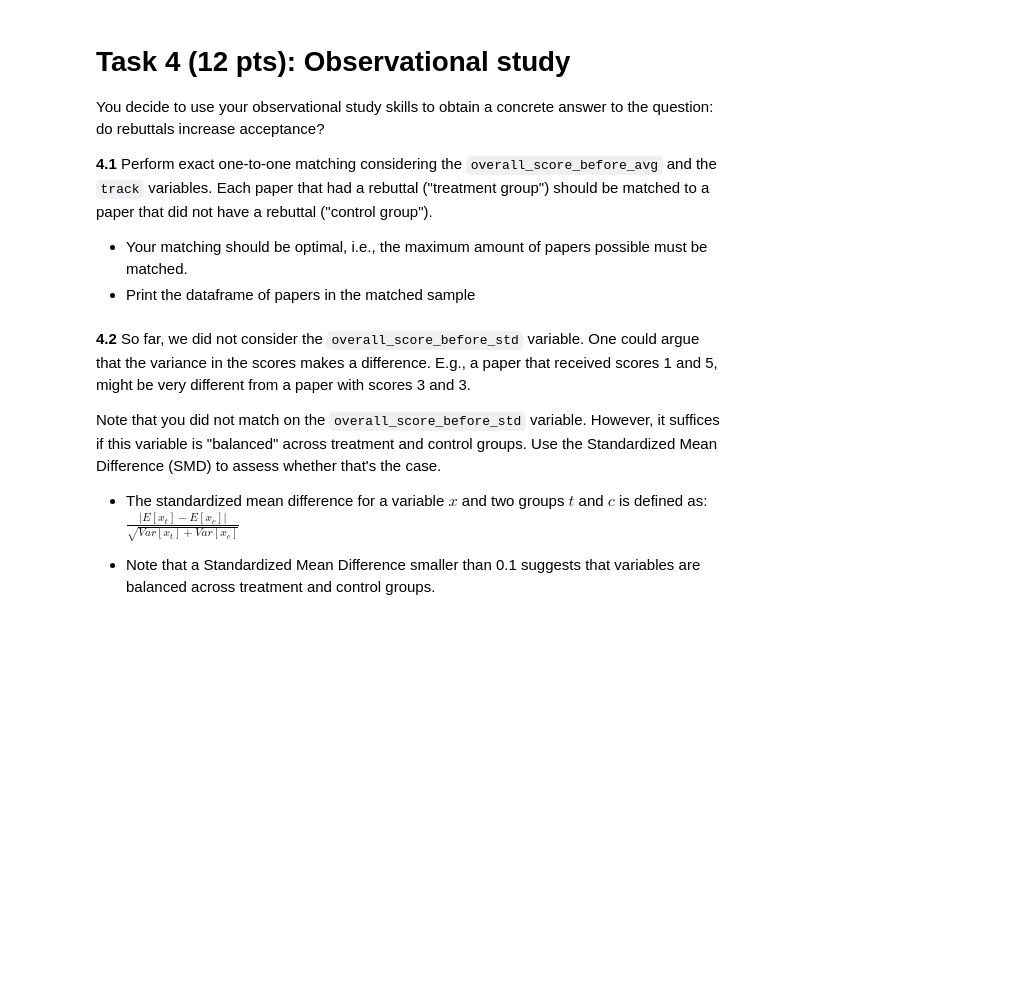
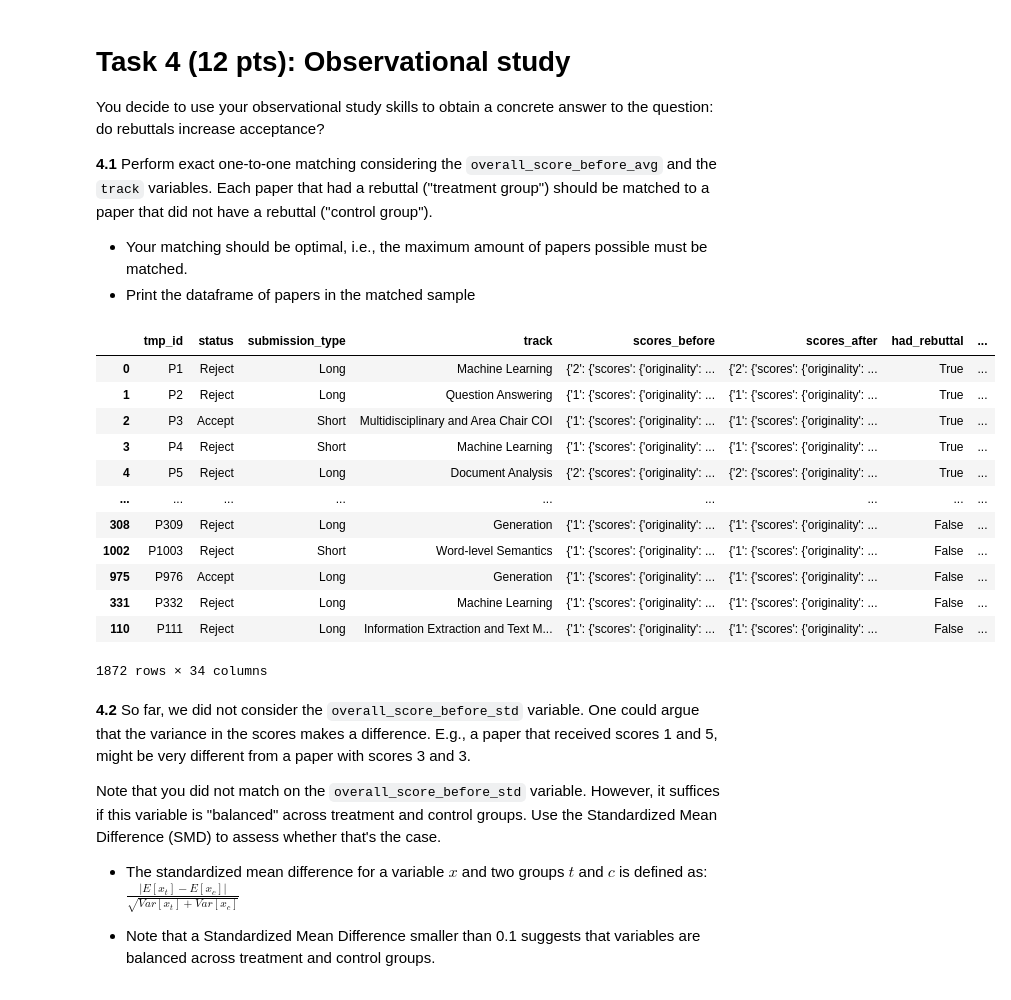
Before and after one commit to konsdibons/EPFL-CS-401-ADA, a Jupyter notebook: Homework/02 - Regression Observational Studies Stats and Supervised Learning/hw2.ipynb, the cells around one changed output. Saved outputs shown, nothing was run; the diff lists cells and outputs as text; code cells hidden in the pictures; blank space fills up the shorter version.

```diff
--- a/Homework/02 - Regression Observational Studies Stats and Supervised Learning/hw2.ipynb
+++ b/Homework/02 - Regression Observational Studies Stats and Supervised Learning/hw2.ipynb
@@ -444,6 +486,38 @@ You decide to use your observational study skills to obtain a concrete answer to
  **4.1** Perform exact one-to-one matching considering the `overall_score_before_avg` and the `track` variables. Each paper that had a rebuttal ("treatment group") should be matched to a paper that did not have a rebuttal ("control group").
 - Your matching should be optimal, i.e., the maximum amount of papers possible must be matched.
 - Print the dataframe of papers in the matched sample
+# %%
+# Separate the treatment group (papers with rebuttals) and control group (papers without rebuttals)
+treatment_group = df[df['had_rebuttal'] == True]
+control_group = df[df['had_rebuttal'] == False]
+
+# Perform exact one-to-one matching based on `overall_score_before_avg` and `track`
+matched_sample = treatment_group.copy()
+
+for index, row in treatment_group.iterrows():
+    match = control_group[(control_group['overall_score_before_avg'] == row['overall_score_before_avg']) & (control_group['track'] == row['track'])].head(1)
+
+    if not match.empty:
+        matched_sample = pd.concat([matched_sample, match], axis=0)
+        # control_group = control_group.drop(match.index[0])
+
+
+# Print the dataframe of papers in the matched sample
+matched_sample
+# %% [output]
+|  | tmp_id | status | submission_type | track | scores_before | scores_after | had_rebuttal | ... |
+| 0 | P1 | Reject | Long | Machine Learning | {'2': {'scores': {'originality': ... | {'2': {'scores': {'originality': ... | True | ... |
+| 1 | P2 | Reject | Long | Question Answering | {'1': {'scores': {'originality': ... | {'1': {'scores': {'originality': ... | True | ... |
+| 2 | P3 | Accept | Short | Multidisciplinary and Area Chair COI | {'1': {'scores': {'originality': ... | {'1': {'scores': {'originality': ... | True | ... |
+| 3 | P4 | Reject | Short | Machine Learning | {'1': {'scores': {'originality': ... | {'1': {'scores': {'originality': ... | True | ... |
+| 4 | P5 | Reject | Long | Document Analysis | {'2': {'scores': {'originality': ... | {'2': {'scores': {'originality': ... | True | ... |
+| ... | ... | ... | ... | ... | ... | ... | ... | ... |
+| 308 | P309 | Reject | Long | Generation | {'1': {'scores': {'originality': ... | {'1': {'scores': {'originality': ... | False | ... |
+| 1002 | P1003 | Reject | Short | Word-level Semantics | {'1': {'scores': {'originality': ... | {'1': {'scores': {'originality': ... | False | ... |
+| 975 | P976 | Accept | Long | Generation | {'1': {'scores': {'originality': ... | {'1': {'scores': {'originality': ... | False | ... |
+| 331 | P332 | Reject | Long | Machine Learning | {'1': {'scores': {'originality': ... | {'1': {'scores': {'originality': ... | False | ... |
+| 110 | P111 | Reject | Long | Information Extraction and Text M... | {'1': {'scores': {'originality': ... | {'1': {'scores': {'originality': ... | False | ... |
+1872 rows × 34 columns
 # %% [markdown]
 **4.2** So far, we did not consider the `overall_score_before_std` variable. One could argue that the variance in the scores makes a difference. E.g., a paper that received scores 1 and 5, might be very different from a paper with scores 3 and 3.
 
```
Also changed, not shown: parts of 7 cells of this notebook.
